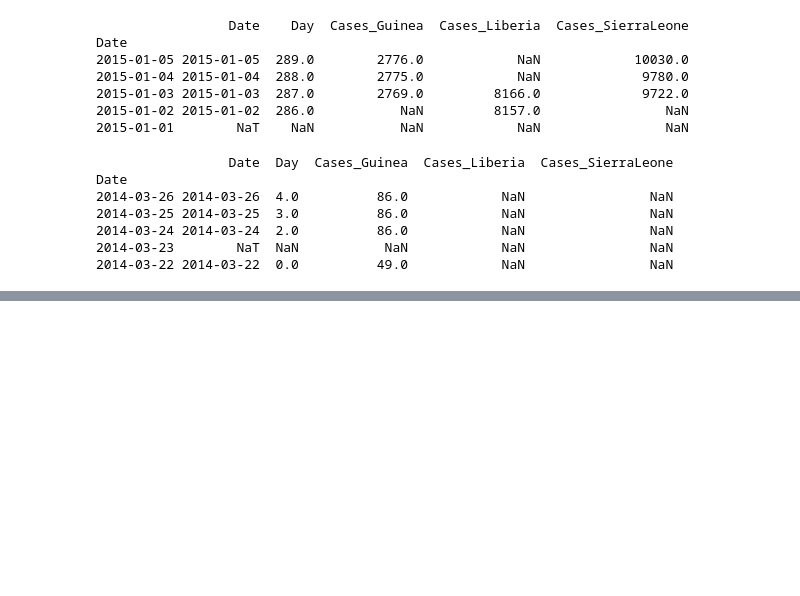
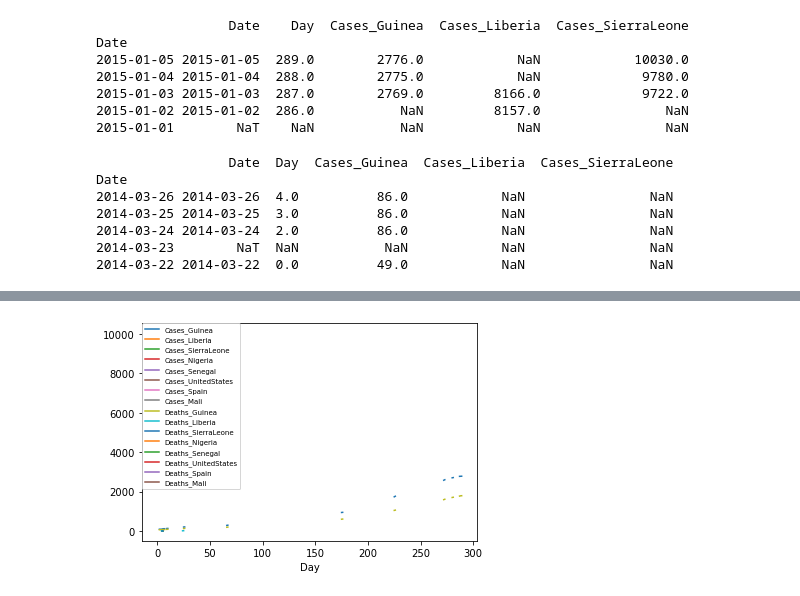
Before and after one commit to hyun3607/doit_pandas, a Jupyter notebook: notebook/12_practice.ipynb, the cells around one changed output, grey strips where cells are left out. Saved outputs shown, nothing was run; the diff lists cells and outputs as text; code cells hidden in the pictures; blank space fills up the shorter version.

Commit message:
12-3 ebola_2

```diff
--- a/notebook/12_practice.ipynb
+++ b/notebook/12_practice.ipynb
@@ -562,0 +614,3 @@ Date
+# %%
+shift_values = last_valid - earliest_date
+print(shift_values)
@@ -562,0 +637,8 @@ Date
+# %%
+ebola_dict = {}
+for idx, col in enumerate(ebola):
+    d = shift_values[idx].days
+    shifted = ebola[col].shift(d)
+    ebola_dict[col] = shifted
+# %%
+ebola_shift = pd.DataFrame(ebola_dict)
@@ -562,0 +665,5 @@ Date
+# %%
+ebola_shift.index = ebola_shift['Day']
+ebola_shift = ebola_shift.drop(['Date', 'Day'], axis=1)
+
+print(ebola_shift.tail( ))
@@ -562,0 +688,7 @@ Date
+# %%
+fig, ax = plt.subplots( )
+ax = ebola_shift.iloc[:, :].plot(ax=ax)
+ax.legend(fontsize=7, loc=2, borderaxespad=0.)
+plt.show( )
+# %% [output]
+[figure, added]
```
Also changed, not shown: parts of 6 cells of this notebook.
